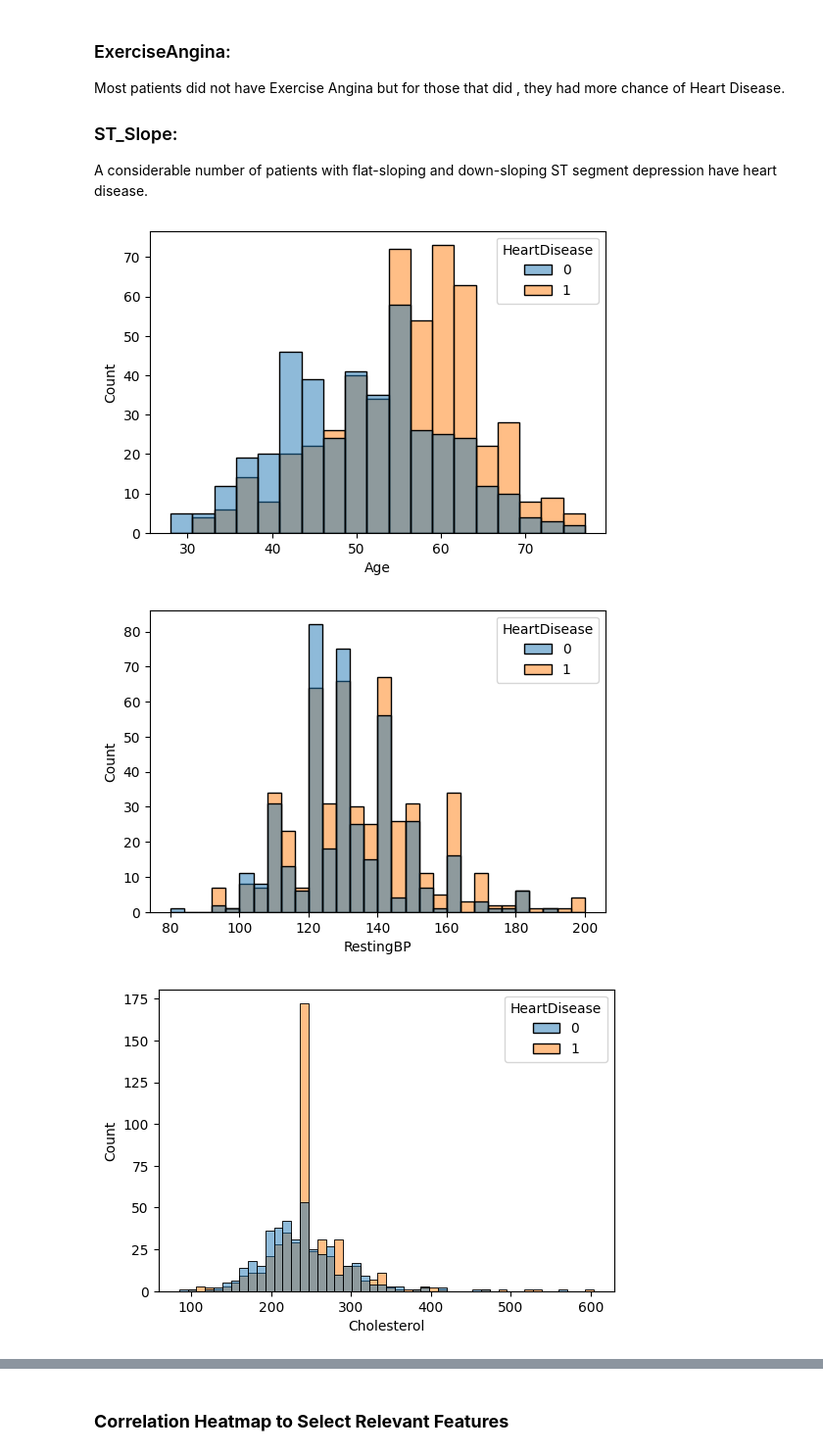
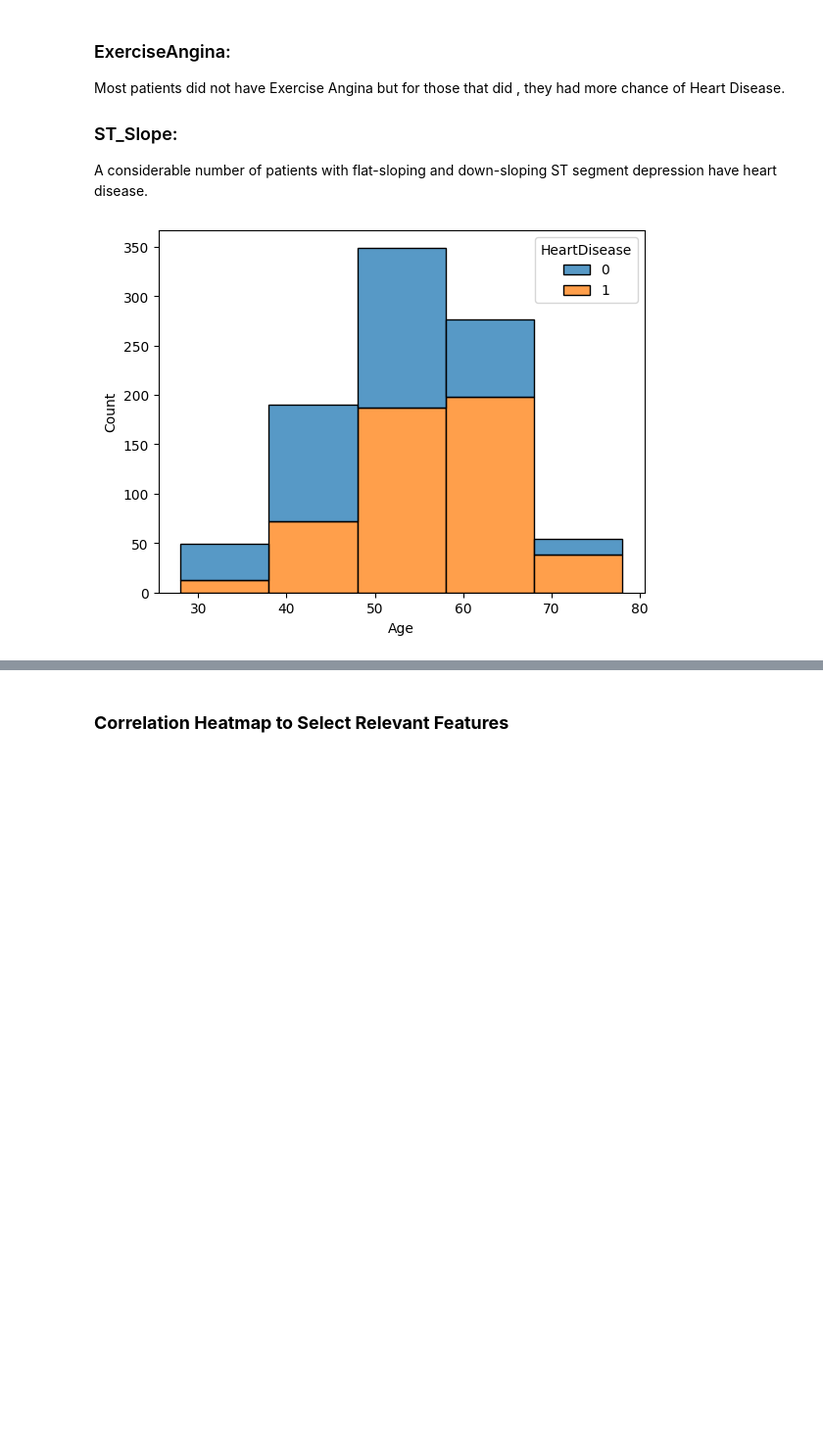
Before and after one commit to ammaryounas339/Heart-Failure-Prediction, a Jupyter notebook: DWM_project_check.ipynb, the cells around one changed output, grey strips where cells are left out. Shown at 98% size. Drawn from its saved outputs; the diff is of its cells as text; code cells hidden in the pictures; blank space fills up the shorter version.

Commit message:
better histograms

```diff
--- a/DWM_project_check.ipynb
+++ b/DWM_project_check.ipynb
@@ -159,12 +160,12 @@ Most patients did not have Exercise Angina but for those that did , they had mor
 ### ST_Slope:
 A considerable number of patients with flat-sloping and down-sloping ST segment depression have heart disease.
 # %%
-numerical_columns = [col for col, dtype in df.dtypes.items() if dtype in ['int64', 'float64']]
-for col in numerical_columns:
-    plt.figure(figsize=(6, 4))
-    sns.histplot(x = df[col],hue = df["HeartDisease"] ,data = df)
-    plt.show()
+# numerical_columns = [col for col, dtype in df.dtypes.items() if dtype in ['int64', 'float64']]
+# for col in numerical_columns:
+#
+#     sns.histplot(x = df[col],hue = df["HeartDisease"] ,data = df,multiple= "stack")
+plt.figure(figsize=(6, 4))
+sns.histplot(x = df["Age"],binwidth=10,hue = df["HeartDisease"] ,data = df,multiple= "stack")
+plt.show()
 # %% [output]
-[figure, old version]
+[figure, new version]
-[figure, removed]
-[figure, removed]
```
Also changed, not shown: parts of 14 cells of this notebook.
